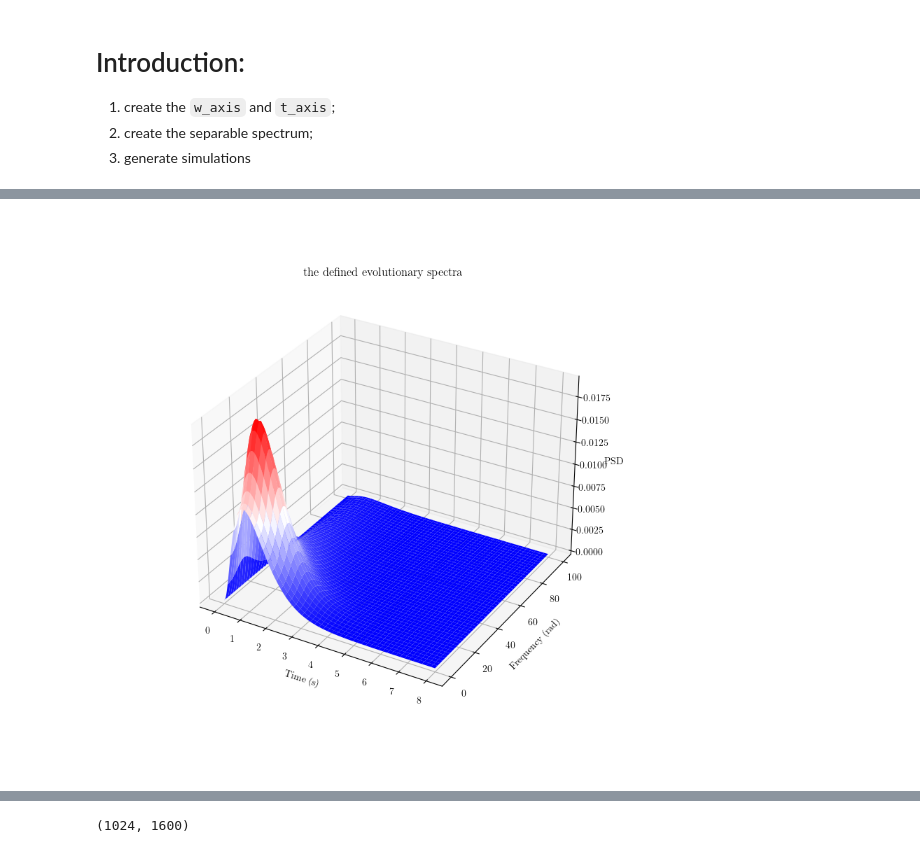
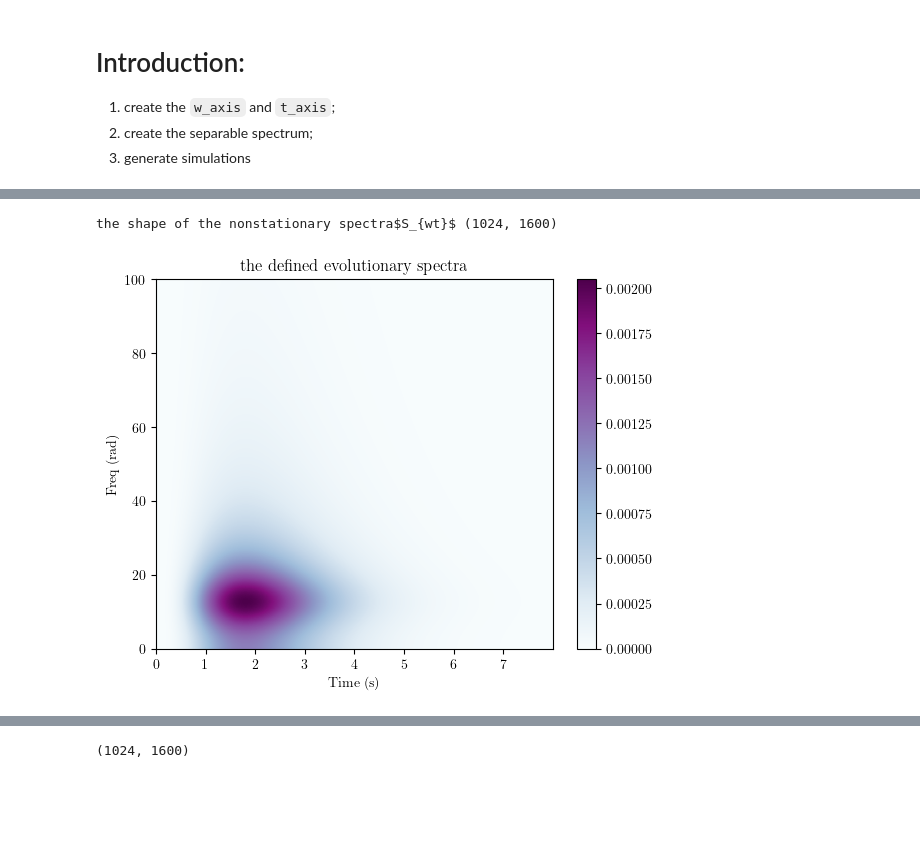
Before and after one commit to leslieDLcy/ktnsrm, a Jupyter notebook: example/OOP_implementation.ipynb, the cells around one changed output, grey strips where cells are left out. Drawn from its saved outputs; the diff is of its cells as text; code cells hidden in the pictures; blank space fills up the shorter version.

```diff
--- a/example/OOP_implementation.ipynb
+++ b/example/OOP_implementation.ipynb
@@ -82,6 +57,0 @@ kt_model.EPSD_display(
-# %%
-kt_model.EPSD_display(
-    kt_model._sepEPSD, simulation_obj.w_axis_4simu, simulation_obj.t_axis_4simu,
-    format='3d',)
-# %% [output]
-[figure, removed]
@@ -87,0 +63,12 @@ kt_model.EPSD_display(
+# %%
+kt_model.cp_SepEpsd(envelopfuncObj=chosen_envelop,
+                   t_axis=simulation_obj.t_axis_4simu)
+# %% [output]
+the shape of the nonstationary spectra$S_{wt}$ (1024, 1600)
+# %%
+kt_model.EPSD_display(kt_model._sepEPSD,
+    simulation_obj.w_axis_4simu,
+    simulation_obj.t_axis_4simu,
+    format='2d',)
+# %% [output]
+[figure, added]
```
Also changed, not shown: parts of 29 cells of this notebook, 5 other files.
